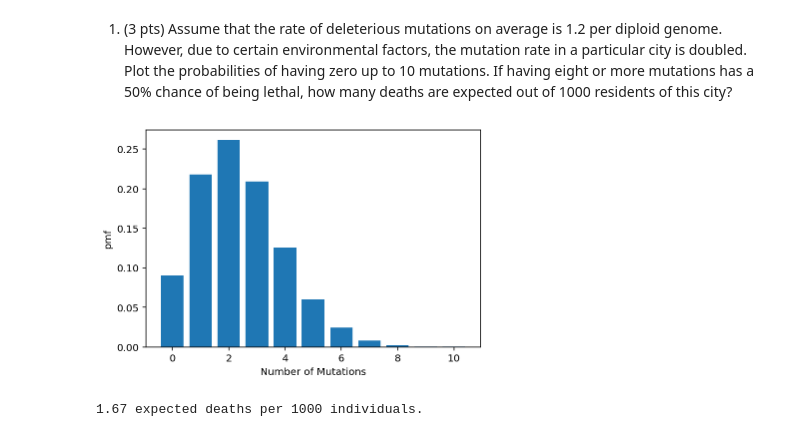
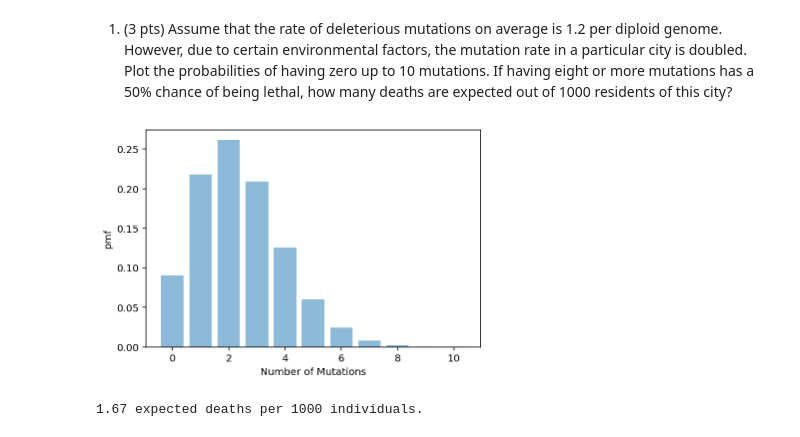
Before and after one commit to nishadalal120/NEU-365P-385L-Spring-2021, a Jupyter notebook: homework/homework-probability_distributions.ipynb, the cells around one changed output. Cells and saved outputs as stored; diff of their text form; code cells hidden in the pictures.

```diff
--- a/homework/homework-probability_distributions.ipynb
+++ b/homework/homework-probability_distributions.ipynb
@@ -13,14 +13,14 @@ import matplotlib.pyplot as plt
 # %%
 n_dist = st.poisson(2 * 1.2)
 
 n_mutation = np.arange(11)
 
-plt.bar(n_mutation, n_dist.pmf(n_mutation))
+plt.bar(n_mutation, n_dist.pmf(n_mutation), alpha=0.5)
 plt.ylabel('pmf')
 plt.xlabel('Number of Mutations')
 plt.show()
 # %% [output]
-[figure, old version]
+[figure, new version]
 # %%
 p_8 = 1 - n_dist.cdf(7) # probability of 8 or more
 #print(p_8)
```
Also changed, not shown: parts of 3 cells of this notebook.
